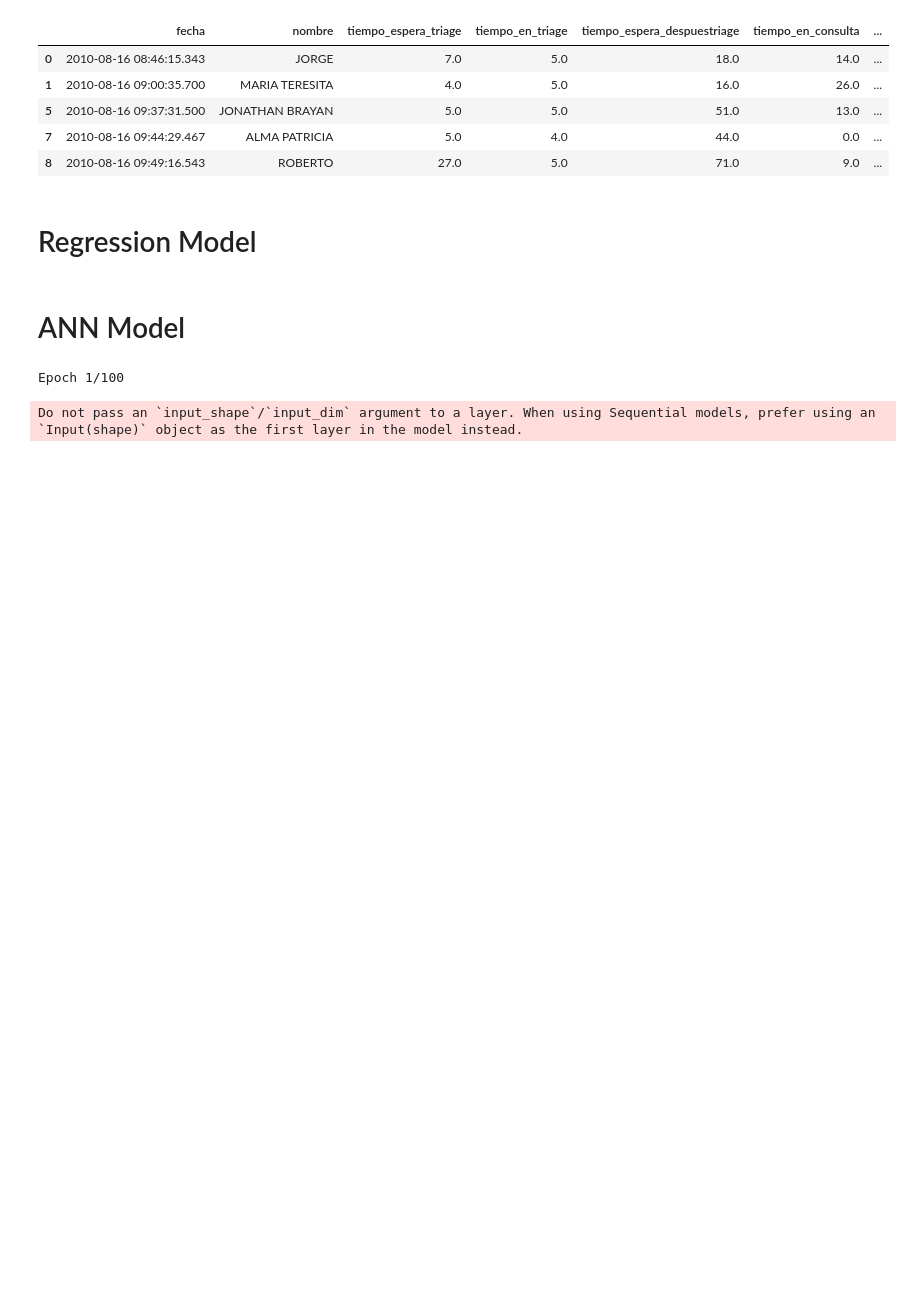
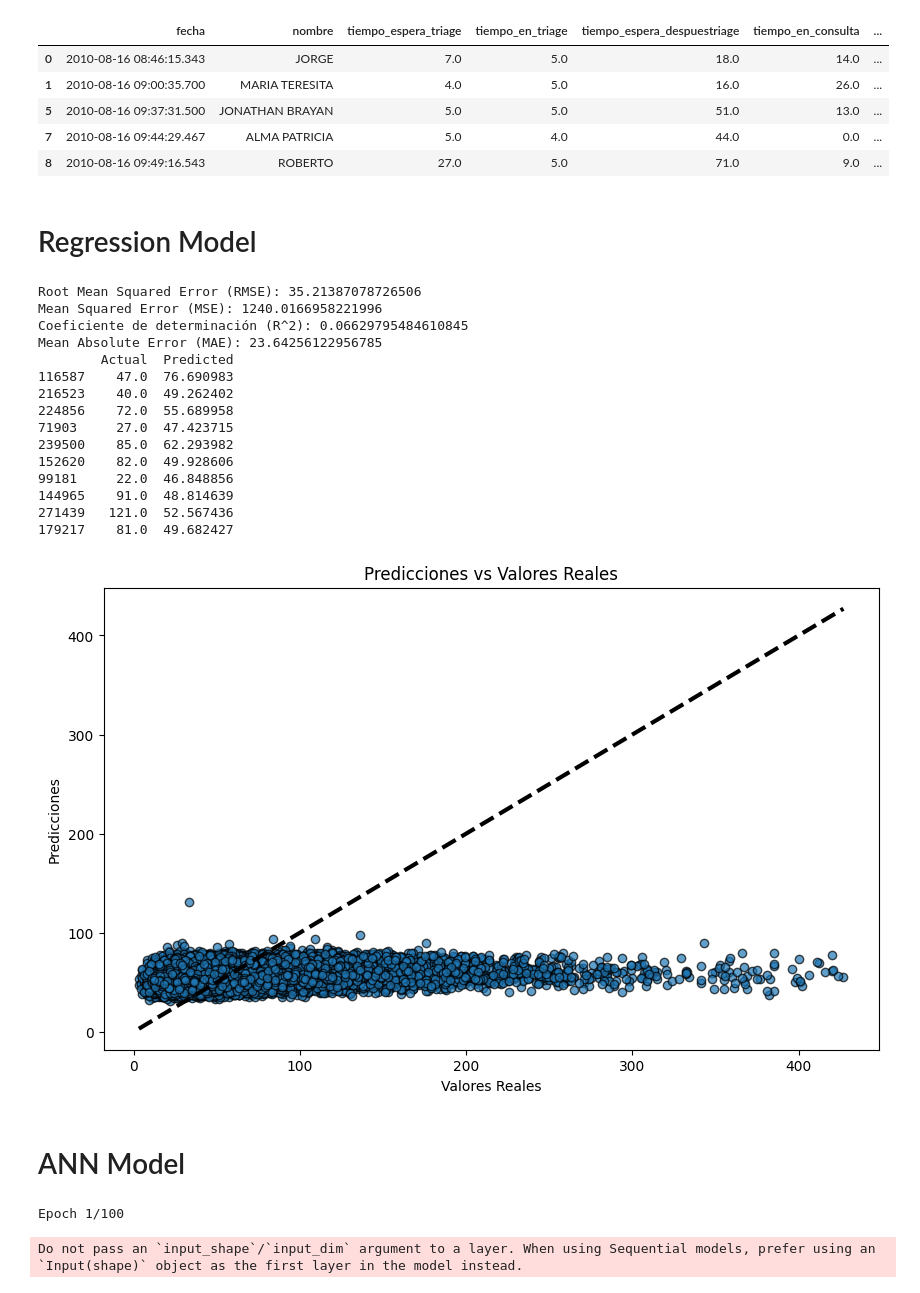
Before and after one commit to isaacmenchaca97/hospital_wait_time_prediction, a Jupyter notebook: ART/data_analysis.ipynb, the cells around one changed output. Cells and saved outputs as stored; diff of their text form; code cells hidden in the pictures; blank space fills up the shorter version.

```diff
--- a/ART/data_analysis.ipynb
+++ b/ART/data_analysis.ipynb
@@ -156,0 +134,15 @@ df_encode['genero_encode'] = df_encode['genero'].astype('category').cat.codes
+# %%
+from sklearn.preprocessing import OneHotEncoder
+
+# Encode calsification of triage
+df_encode = df_gender_detector_clean.copy()
+# Encode clasification 'ROJO': 0, 'AMARILLO': 1, 'VERDE': 2
+df_encode['clasificacion_encode'] = df_encode['clasificacion'].replace({'ROJO': 0, 'AMARILLO': 1, 'VERDE': 2})
+
+encoder = OneHotEncoder(sparse_output=False)
+# Aplicar el codificador a la columna 'genero'
+genero_encoded = encoder.fit_transform(df_encode[['genero']])
+# Convertir la salida a un DataFrame
+genero_encoded_df = pd.DataFrame(genero_encoded, columns=encoder.get_feature_names_out(['genero']), index=df_encode.index)
+# Concatenar las columnas codificadas con el DataFrame original
+df_encode = pd.concat([df_encode, genero_encoded_df], axis=1)
@@ -221,4 +215,5 @@ df_regresion['doc2vec'] = [model.dv[str(i)] for i in range(len(tagged_data))]
 # %%
+
 from sklearn.model_selection import train_test_split, GridSearchCV
 from sklearn.tree import DecisionTreeRegressor
 from sklearn.ensemble import RandomForestRegressor, GradientBoostingRegressor, AdaBoostRegressor
@@ -227,38 +222,57 @@ from sklearn.metrics import mean_squared_error, r2_score, mean_absolute_error
 from sklearn.preprocessing import StandardScaler
 import matplotlib.pyplot as plt
 
+# Select target and features
+# X = df_regresion[['clasificacion_encode', 'edad', 'genero_Femenino', 'genero_Masculino', 'hora', 'minuto', 'mes', 'dia', 'dia_semana']]
+X = X_doc2vec
+y = df_regresion['tiempo_total']
 
-# Select target and features
-X = df_regresion[['clasificacion', 'edad', 'genero_encode', 'hora', 'minuto', 'mes', 'dia', 'dia_semana', 'tiempo_espera_triage', 'doc2vec']]
-# X = df_regresion[['clasificacion', 'edad', 'genero_encode', 'hora', 'minuto', 'mes', 'dia', 'dia_semana', 'tiempo_espera_triage', 'tiempo_en_triage', 'tiempo_espera_despuestriage', 'tiempo_en_consulta']]
-# X = df_regresion[['clasificacion_AMARILLO', 'clasificacion_ROJO', 'clasificacion_VERDE', 'edad', 'genero_Femenino', 'genero_Masculino', 'hora', 'minuto', 'mes', 'dia', 'dia_semana']]
-y = df_regresion['tiempo_total']
+X.columns = X.columns.astype(str)
 
 scaler = StandardScaler()
 X = scaler.fit_transform(X)
 
 X_train, X_test, y_train, y_test = train_test_split(X, y, test_size=0.2, random_state=42)
 
 model = GradientBoostingRegressor()
 model.fit(X_train, y_train)
 
 # Predictions
 y_test_pred = model.predict(X_test)
 
+
 # Métricas de evaluación
+print(f"Root Mean Squared Error (RMSE): {np.sqrt(mean_squared_error(y_test, y_test_pred))}")
 print(f"Mean Squared Error (MSE): {mean_squared_error(y_test, y_test_pred)}")
 print(f"Coeficiente de determinación (R^2): {r2_score(y_test, y_test_pred)}")
 print(f'Mean Absolute Error (MAE): {mean_absolute_error(y_test, y_test_pred)}')
 
 # Mostrar algunas predicciones junto con los valores reales
 predictions = pd.DataFrame({'Actual': y_test, 'Predicted': y_test_pred.flatten()})
 print(predictions.head(10))
 
 # Gráfico de dispersión de predicciones vs valores reales
 plt.figure(figsize=(10, 6))
 plt.scatter(y_test, y_test_pred, edgecolor='k', alpha=0.7)
 plt.plot([y_test.min(), y_test.max()], [y_test.min(), y_test.max()], 'k--', lw=3)
 plt.xlabel('Valores Reales')
 plt.ylabel('Predicciones')
 plt.title('Predicciones vs Valores Reales')
 plt.show()
+# %% [output]
+Root Mean Squared Error (RMSE): 35.21387078726506
+Mean Squared Error (MSE): 1240.0166958221996
+Coeficiente de determinación (R^2): 0.06629795484610845
+Mean Absolute Error (MAE): 23.64256122956785
+        Actual  Predicted
+116587    47.0  76.690983
+216523    40.0  49.262402
+224856    72.0  55.689958
+71903     27.0  47.423715
+239500    85.0  62.293982
+152620    82.0  49.928606
+99181     22.0  46.848856
+144965    91.0  48.814639
+271439   121.0  52.567436
+179217    81.0  49.682427
+[figure, added]
```
Also changed, not shown: parts of 28 cells of this notebook, 6 other files.
